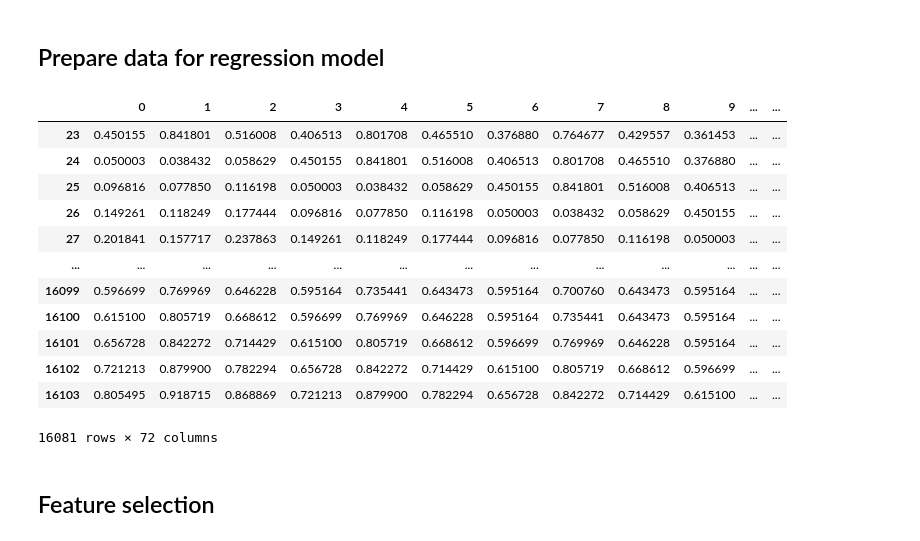
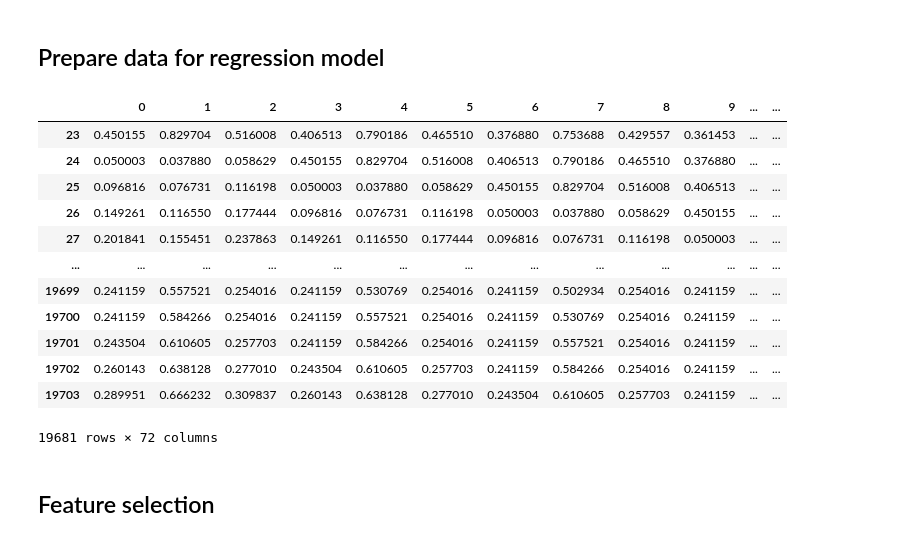
Before and after one commit to pavelzw/GEFCom14-S-comparison, a Jupyter notebook: gefcom14-s-nnqf.ipynb, the cells around one changed output. Drawn from its saved outputs; the diff is of its cells as text; code cells hidden in the pictures.

```diff
--- a/gefcom14-s-nnqf.ipynb
+++ b/gefcom14-s-nnqf.ipynb
@@ -179,13 +189,14 @@ yq_output_df
 # %% [markdown]
 # Train the linear regression model (ANN6)
 # %%
-import pandas as pd
+for zoneid in range(1, 4):
+    # remove timecode
+    predictor = predictor_zones[zoneid-1].reset_index().drop('TIMESTAMP', axis=1).rename(columns={
+        f'SURFACE SOLAR RADIATION {zoneid}': 0,
+        f'SURFACE THERMAL RADIATION {zoneid}': 1,
+        f'TOP NET SOLAR RADIATION {zoneid}': 2})
+    predictor_zones[zoneid-1] = predictor
 
-# remove timecode
-predictor1 = predictor1.reset_index().drop('TIMESTAMP', axis=1).rename(columns={
-    'SURFACE SOLAR RADIATION 1': 0,
-    'SURFACE THERMAL RADIATION 1': 1,
-    'TOP NET SOLAR RADIATION 1': 2})
-predictor1
+predictor_zones[0]
 # %% [output]
 |  | 0 | 1 | 2 |
@@ -206,32 +217,36 @@ predictor1
 # %%
 h = 24
 h1 = 24
 
-data = predictor1
-x_pieces = []
-for i in range(h1):
-    piece = data.drop(range(i)).reset_index().drop('index', axis=1)
-    x_pieces.insert(0, piece)
+x_zones = []
 
-x = pd.concat(x_pieces, axis=1)
-x.index = x.index.map(lambda x: x + h1 - 1)
-x = x[:-h+1]
-x.columns = range(24 * 3)
-x
+for predictor in predictor_zones:
+    x_pieces = []
+    for i in range(h1):
+        piece = predictor.drop(range(i)).reset_index().drop('index', axis=1)
+        x_pieces.insert(0, piece)
+
+    x = pd.concat(x_pieces, axis=1)
+    x.index = x.index.map(lambda x: x + h1 - 1)
+    x = x[:-h+1]
+    x.columns = range(24 * 3)
+    x_zones.append(x)
+
+x_zones[0]
 # %% [output]
 |  | 0 | 1 | 2 | 3 | 4 | 5 | 6 | 7 | 8 | 9 | ... | ... |
-| 23 | 0.450155 | 0.841801 | 0.516008 | 0.406513 | 0.801708 | 0.465510 | 0.376880 | 0.764677 | 0.429557 | 0.361453 | ... | ... |
-| 24 | 0.050003 | 0.038432 | 0.058629 | 0.450155 | 0.841801 | 0.516008 | 0.406513 | 0.801708 | 0.465510 | 0.376880 | ... | ... |
-| 25 | 0.096816 | 0.077850 | 0.116198 | 0.050003 | 0.038432 | 0.058629 | 0.450155 | 0.841801 | 0.516008 | 0.406513 | ... | ... |
-| 26 | 0.149261 | 0.118249 | 0.177444 | 0.096816 | 0.077850 | 0.116198 | 0.050003 | 0.038432 | 0.058629 | 0.450155 | ... | ... |
-| 27 | 0.201841 | 0.157717 | 0.237863 | 0.149261 | 0.118249 | 0.177444 | 0.096816 | 0.077850 | 0.116198 | 0.050003 | ... | ... |
+| 23 | 0.450155 | 0.829704 | 0.516008 | 0.406513 | 0.790186 | 0.465510 | 0.376880 | 0.753688 | 0.429557 | 0.361453 | ... | ... |
+| 24 | 0.050003 | 0.037880 | 0.058629 | 0.450155 | 0.829704 | 0.516008 | 0.406513 | 0.790186 | 0.465510 | 0.376880 | ... | ... |
+| 25 | 0.096816 | 0.076731 | 0.116198 | 0.050003 | 0.037880 | 0.058629 | 0.450155 | 0.829704 | 0.516008 | 0.406513 | ... | ... |
+| 26 | 0.149261 | 0.116550 | 0.177444 | 0.096816 | 0.076731 | 0.116198 | 0.050003 | 0.037880 | 0.058629 | 0.450155 | ... | ... |
+| 27 | 0.201841 | 0.155451 | 0.237863 | 0.149261 | 0.116550 | 0.177444 | 0.096816 | 0.076731 | 0.116198 | 0.050003 | ... | ... |
 | ... | ... | ... | ... | ... | ... | ... | ... | ... | ... | ... | ... | ... |
-| 16099 | 0.596699 | 0.769969 | 0.646228 | 0.595164 | 0.735441 | 0.643473 | 0.595164 | 0.700760 | 0.643473 | 0.595164 | ... | ... |
-| 16100 | 0.615100 | 0.805719 | 0.668612 | 0.596699 | 0.769969 | 0.646228 | 0.595164 | 0.735441 | 0.643473 | 0.595164 | ... | ... |
-| 16101 | 0.656728 | 0.842272 | 0.714429 | 0.615100 | 0.805719 | 0.668612 | 0.596699 | 0.769969 | 0.646228 | 0.595164 | ... | ... |
-| 16102 | 0.721213 | 0.879900 | 0.782294 | 0.656728 | 0.842272 | 0.714429 | 0.615100 | 0.805719 | 0.668612 | 0.596699 | ... | ... |
-| 16103 | 0.805495 | 0.918715 | 0.868869 | 0.721213 | 0.879900 | 0.782294 | 0.656728 | 0.842272 | 0.714429 | 0.615100 | ... | ... |
+| 19699 | 0.241159 | 0.557521 | 0.254016 | 0.241159 | 0.530769 | 0.254016 | 0.241159 | 0.502934 | 0.254016 | 0.241159 | ... | ... |
+| 19700 | 0.241159 | 0.584266 | 0.254016 | 0.241159 | 0.557521 | 0.254016 | 0.241159 | 0.530769 | 0.254016 | 0.241159 | ... | ... |
+| 19701 | 0.243504 | 0.610605 | 0.257703 | 0.241159 | 0.584266 | 0.254016 | 0.241159 | 0.557521 | 0.254016 | 0.241159 | ... | ... |
+| 19702 | 0.260143 | 0.638128 | 0.277010 | 0.243504 | 0.610605 | 0.257703 | 0.241159 | 0.584266 | 0.254016 | 0.241159 | ... | ... |
+| 19703 | 0.289951 | 0.666232 | 0.309837 | 0.260143 | 0.638128 | 0.277010 | 0.243504 | 0.610605 | 0.257703 | 0.241159 | ... | ... |
-16081 rows × 72 columns
+19681 rows × 72 columns
 # %% [markdown]
 ## Feature selection
 # %%
```
Also changed, not shown: parts of 15 cells of this notebook, 1 other file.
